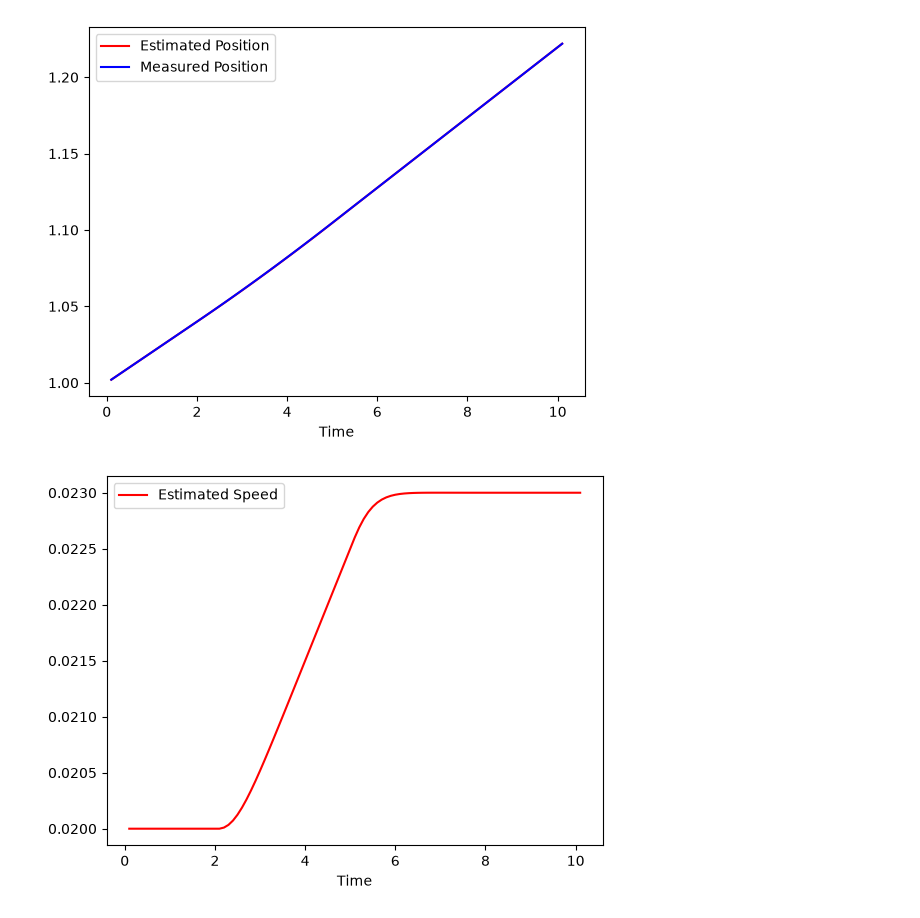
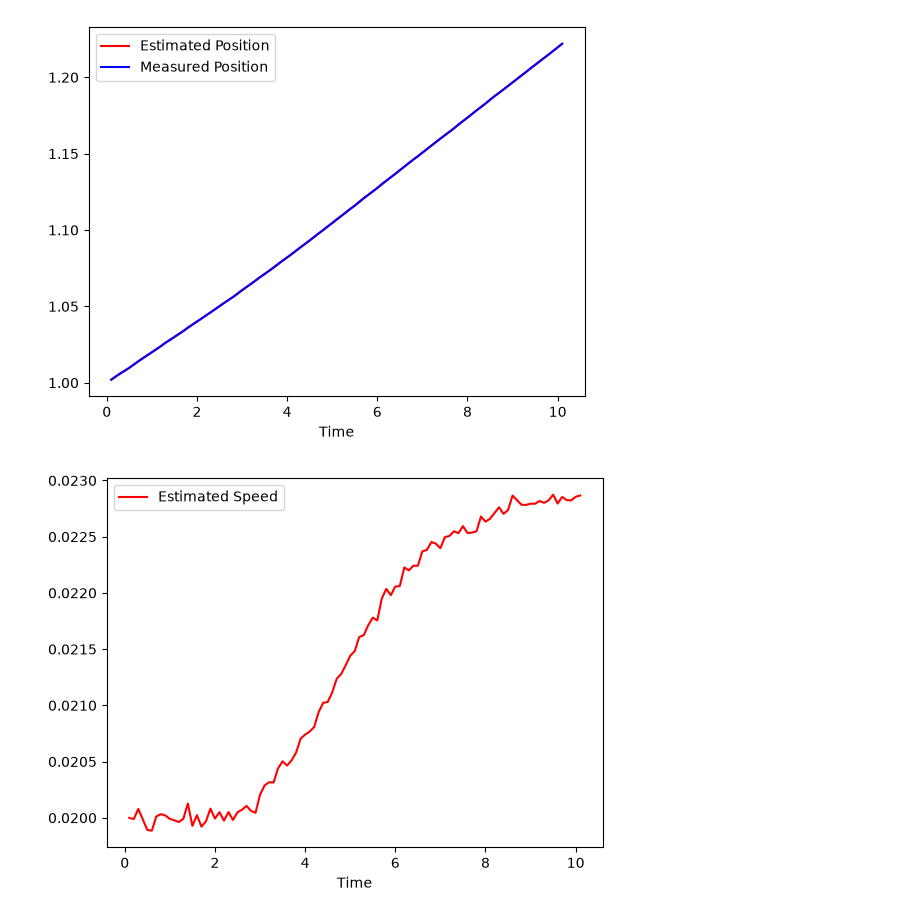
Before and after one commit to UniCT-ARSLab/arslabrobotics, a Jupyter notebook: examples/predictive_filters/basic_pred_filter_example.ipynb, the cells around one changed output. Drawn from its saved outputs; the diff is of its cells as text; code cells hidden in the pictures.

```diff
--- a/examples/predictive_filters/basic_pred_filter_example.ipynb
+++ b/examples/predictive_filters/basic_pred_filter_example.ipynb
@@ -51,34 +51,34 @@ tm = ar.utils.Time(use_fake_time = True)
 while tm.get() < 10:
     tm.sleep(delta_t)
     tm.elapsed()
     t = tm.get()
 
     # estimate next state using system model
     x = A @ x
 
     pos.append_x(tm.get())
     pos.append_y("epos", x[0,0])
 
     vel.append_x(tm.get())
     vel.append_y("vel", x[1,0])
 
     # get measure
-    p_meas = measures.pop(0) #+ random.gauss(sigma = 1e-3) # add measurement noise
+    p_meas = measures.pop(0) + random.gauss(sigma = 1e-4) # add measurement noise
     pos.append_y("mpos", p_meas)
 
     # compute error
     err = p_meas -  x[0,0]
 
-    k_pos = 0.5
-    k_speed = 0.1
+    k_pos = 1.0
+    k_speed = 0.05
 
     # correct state
     x[0,0] = x[0,0] + k_pos * err
     x[1,0] = x[1,0] + (k_speed / delta_t) * err
 
 
 pos.plot()
 vel.plot()
 # %% [output]
 [figure]
-[figure, old version]
+[figure, new version]
```
Also changed, not shown: 4 other files.
